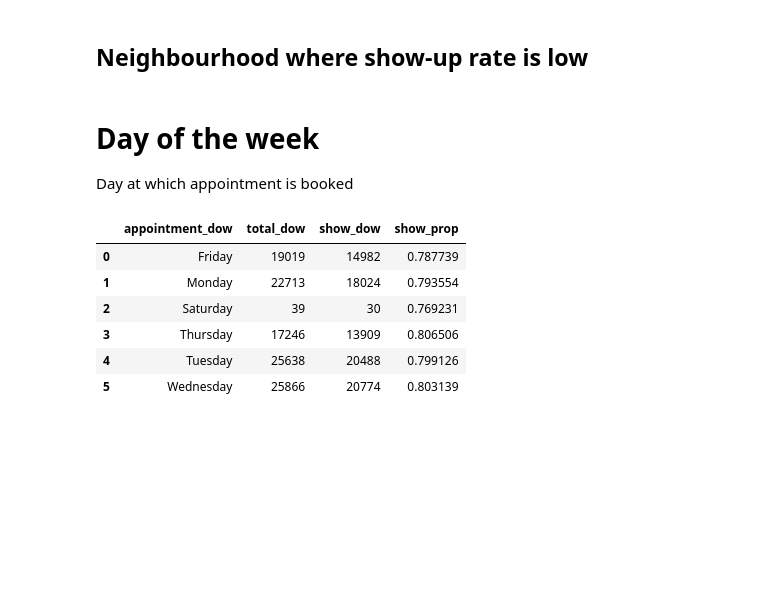
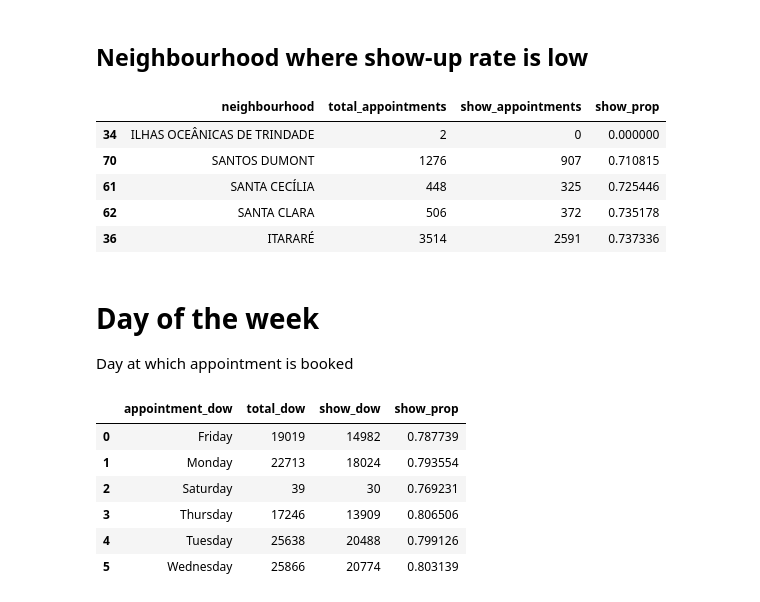
Before and after one commit to dishankkalra23/Medical-Appointment-No-Shows, a Jupyter notebook: Medical_Appointment_No_Shows.ipynb, the cells around one changed output. Cells and saved outputs as stored; diff of their text form; code cells hidden in the pictures; blank space fills up the shorter version.

```diff
--- a/Medical_Appointment_No_Shows.ipynb
+++ b/Medical_Appointment_No_Shows.ipynb
@@ -745,5 +755,14 @@ plt.xticks(rotation=75);
 # %% [markdown]
 ## Neighbourhood where show-up rate is low
+# %%
+neighbour_df.nsmallest(n=5,columns='show_prop')
+# %% [output]
+|  | neighbourhood | total_appointments | show_appointments | show_prop |
+| 34 | ILHAS OCEÂNICAS DE TRINDADE | 2 | 0 | 0.000000 |
+| 70 | SANTOS DUMONT | 1276 | 907 | 0.710815 |
+| 61 | SANTA CECÍLIA | 448 | 325 | 0.725446 |
+| 62 | SANTA CLARA | 506 | 372 | 0.735178 |
+| 36 | ITARARÉ | 3514 | 2591 | 0.737336 |
 # %% [markdown]
 # Day of the week
 Day at which appointment is booked
```
Also changed, not shown: parts of 5 cells of this notebook.
